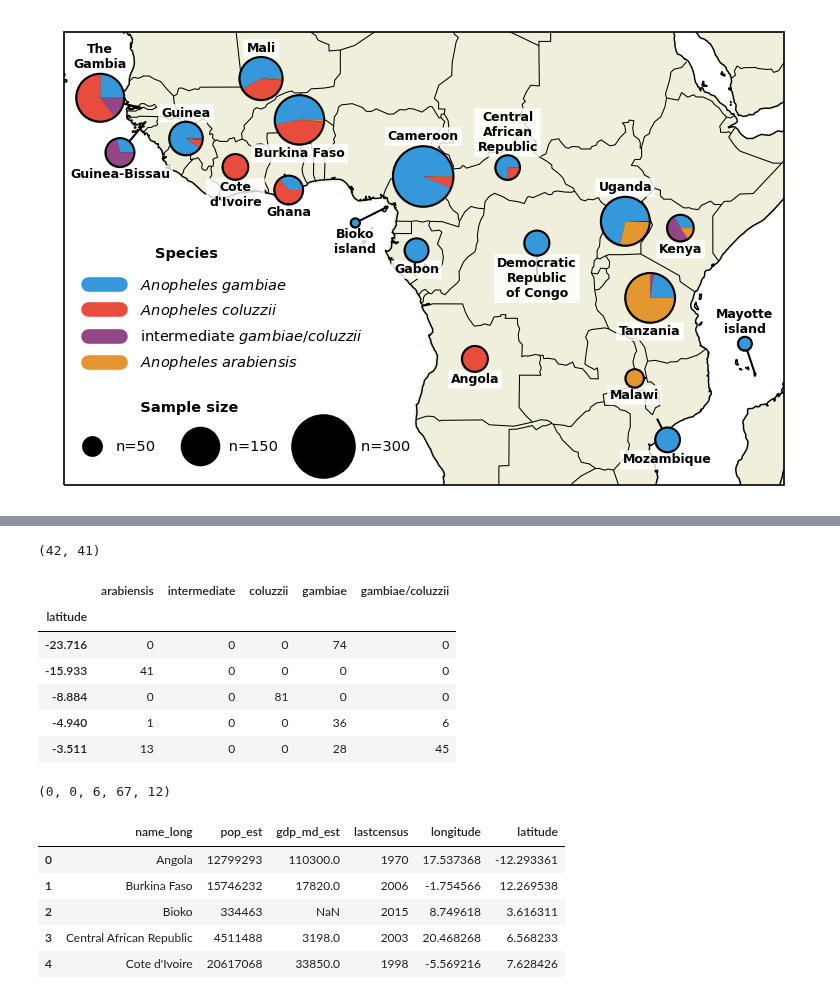
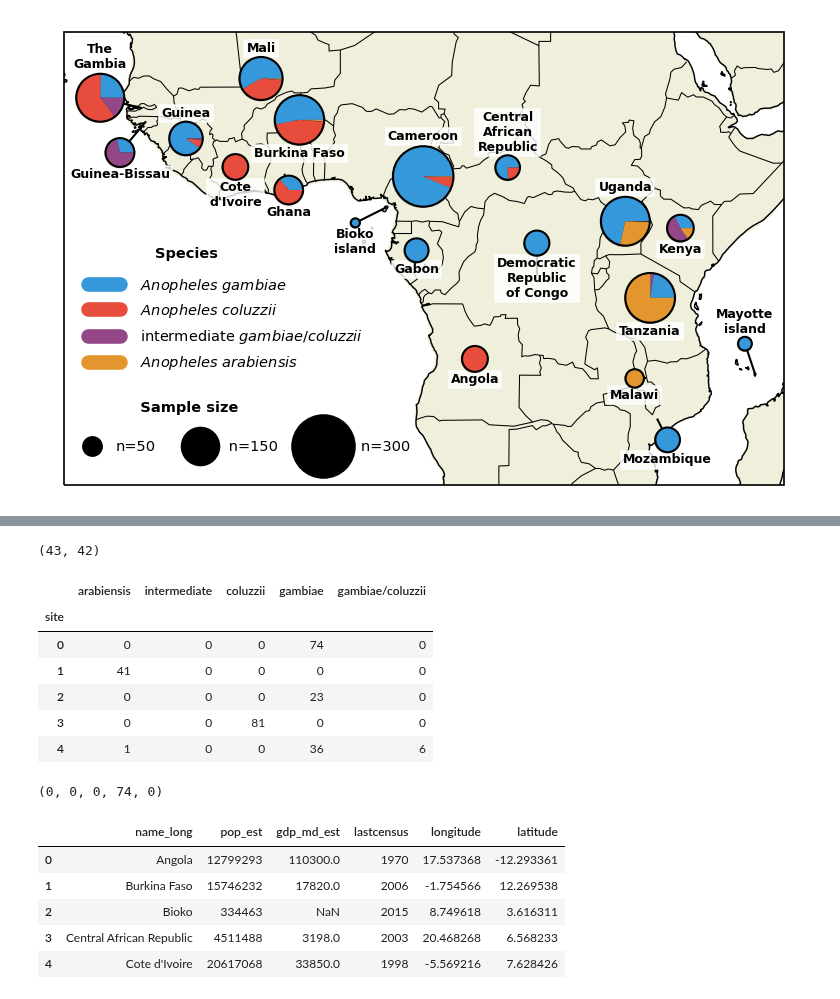
Before and after one commit to malariagen/ag1000g-phase3-data-paper, a Jupyter notebook: notebooks/ag1000g_phase3_collection_map_second_draft.ipynb, the cells around one changed output, grey strips where cells are left out. Cells and saved outputs as stored; diff of their text form; code cells hidden in the pictures.

```diff
--- a/notebooks/ag1000g_phase3_collection_map_second_draft.ipynb
+++ b/notebooks/ag1000g_phase3_collection_map_second_draft.ipynb
@@ -273,3 +275,8 @@ a = plot_pyr_map()
 site_dict = {'Western' : ['Mali', 'Burkina Faso', "Cote d'Ivoire", 'Ghana', 'Guinea', 'Guinea-Bissau', 'The Gambia']
             , 'Central' : ['Central African Republic', 'Democratic Republic of Congo', 'Cameroon', 'Bioko', 'Gabon', 'Angola']
             , 'Eastern' : ['Uganda', 'Kenya', 'Tanzania', 'Malawi', 'Mozambique', 'Mayotte']}
+# %%
+#consolidate all Mayotte sites into one (so we get a pie chart)
+all_meta.loc[(all_meta.country == 'Mayotte'),'latitude'] = all_meta[all_meta.country == 'Mayotte'].latitude.mean()
+all_meta.loc[(all_meta.country == 'Mayotte'),'longitude'] = all_meta[all_meta.country == 'Mayotte'].longitude.mean()
+all_meta[all_meta.country == 'Mayotte'].head()
@@ -276,5 +291,6 @@ site_dict = {'Western' : ['Mali', 'Burkina Faso', "Cote d'Ivoire", 'Ghana', 'Gui
 # %%
 #counts by sites
 df_site_counts = all_meta.groupby(['latitude', 'longitude', 'country']).size().reset_index(name='counts')
+df_site_counts['site'] = range(len(df_site_counts))
 df_site_counts.sort_values('counts')
 # %% [output]
@@ -305,5 +310,5 @@ df_site_counts[df_site_counts.country == 'Mayotte']
 # %%
 #our >= 20 sites
-df_20 = df_site_counts[df_site_counts.counts >= 10]
+df_20 = df_site_counts[df_site_counts.counts >= 10].copy()
 len(df_20),len(df_20.latitude.unique()),len(df_20.longitude.unique())
 # %% [output]
@@ -311,29 +336,29 @@ len(df_20),len(df_20.latitude.unique()),len(df_20.longitude.unique())
 # %%
 #new full meta but only containing 20 sites (to preserve all species columns)
-all_20_meta = all_meta.merge(df_20[['longitude','latitude']])
+all_20_meta = all_meta.merge(df_20[['longitude','latitude', 'site']])
 len(all_20_meta.latitude.unique()),len(all_20_meta.longitude.unique())
 # %% [output]
-(42, 41)
+(43, 42)
 # %%
 #summary species counts for >20 sites
-arab_call = pd.crosstab(all_20_meta.latitude, all_20_meta.species_gambcolu_arabiensis)
-colu_call = pd.crosstab(all_20_meta.latitude, all_20_meta.species_gambiae_coluzzii)
+arab_call = pd.crosstab(all_20_meta.site, all_20_meta.species_gambcolu_arabiensis)
+colu_call = pd.crosstab(all_20_meta.site, all_20_meta.species_gambiae_coluzzii)
 colu_call.rename({"intermediate": "gambiae/coluzzii"}, axis=1, inplace=True)
 summary_20_counts = pd.concat([arab_call, colu_call], axis=1, sort=False).fillna(0).astype(int)
 summary_20_counts.drop("gamb_colu", axis=1, inplace=True)
 summary_20_counts.head()
 # %% [output]
 |  | arabiensis | intermediate | coluzzii | gambiae | gambiae/coluzzii |
-| latitude |  |  |  |  |  |
-| -23.716 | 0 | 0 | 0 | 74 | 0 |
-| -15.933 | 41 | 0 | 0 | 0 | 0 |
-| -8.884 | 0 | 0 | 81 | 0 | 0 |
-| -4.940 | 1 | 0 | 0 | 36 | 6 |
-| -3.511 | 13 | 0 | 0 | 28 | 45 |
+| site |  |  |  |  |  |
+| 0 | 0 | 0 | 0 | 74 | 0 |
+| 1 | 41 | 0 | 0 | 0 | 0 |
+| 2 | 0 | 0 | 0 | 23 | 0 |
+| 3 | 0 | 0 | 81 | 0 | 0 |
+| 4 | 1 | 0 | 0 | 36 | 6 |
 # %%
 #test
-ar, it, cl, ga, gc = summary_20_counts.loc[-15.900]
+ar, it, cl, ga, gc = summary_20_counts.loc[0]
 ar, it, cl, ga, gc
 # %% [output]
-(0, 0, 6, 67, 12)
+(0, 0, 0, 74, 0)
 # %%
```
Also changed, not shown: parts of 13 cells of this notebook, 1 other file.
